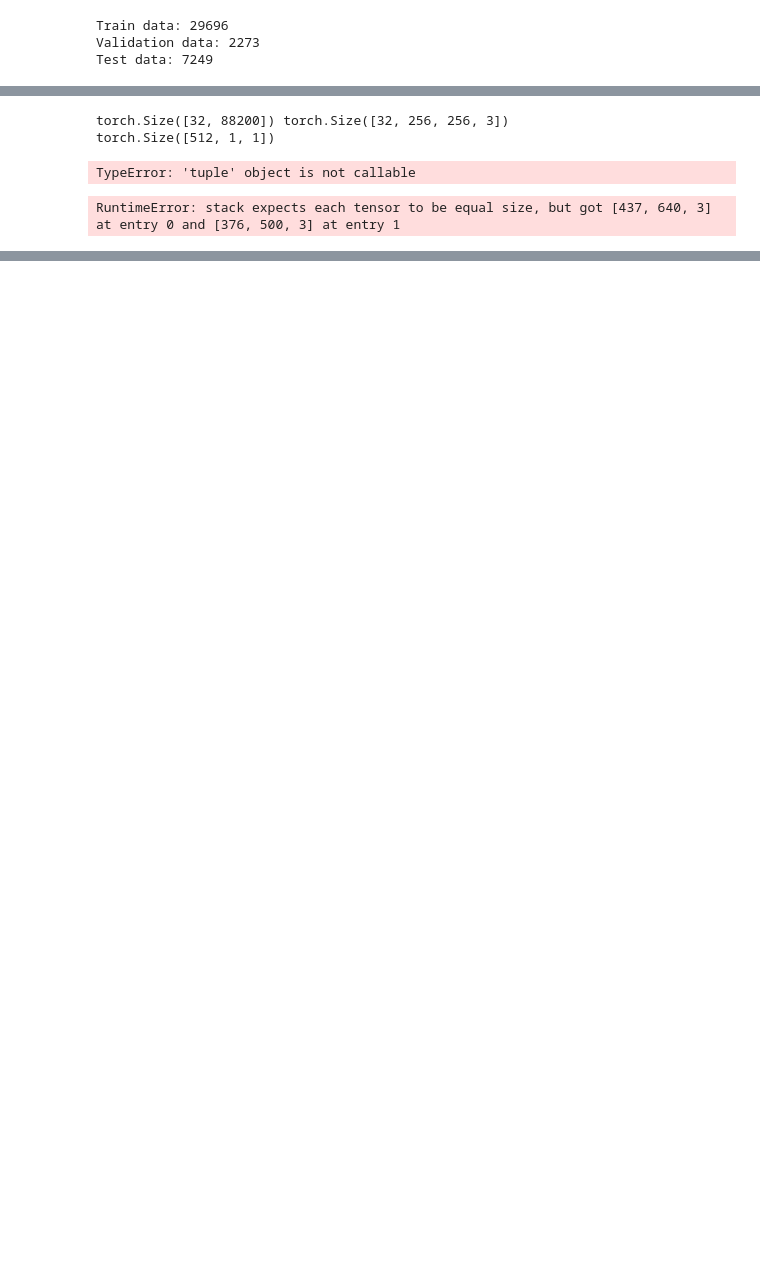
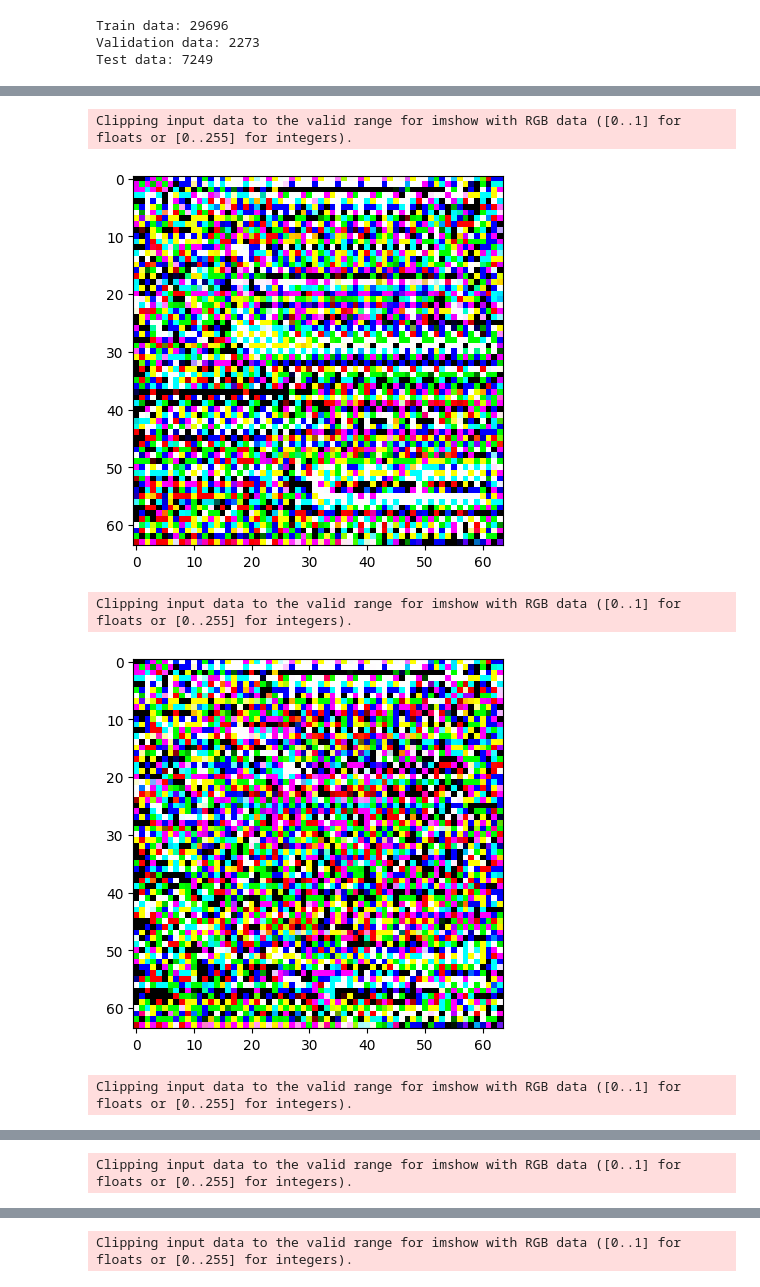
Before and after one commit to Smulemun/music-to-image, a Jupyter notebook: initial.ipynb, the cells around one changed output, grey strips where cells are left out. Saved outputs shown, nothing was run; the diff lists cells and outputs as text; code cells hidden in the pictures; blank space fills up the shorter version.

Commit message:
updated generator and discriminator

```diff
--- a/initial.ipynb
+++ b/initial.ipynb
@@ -166,18 +220,8 @@ fake_label = torch.FloatTensor(BATCH_SIZE).uniform_(0, 0.1).to(device)
-# %%
-for music, image in train_loader:
-    print(music.shape, image.shape)
-    out = generator(music)
-    print(out.shape)
-    break
-# %% [output]
-torch.Size([32, 88200]) torch.Size([32, 256, 256, 3])
-torch.Size([512, 1, 1])
-TypeError: 'tuple' object is not callable
 # %%
 def train(epoch, train_loader, generator, discriminator, optimizer_G, optimizer_D, criterion):
     generator.train()
     discriminator.train()
-    pbar = tqdm(train_loader, desc=f'Epoch {epoch}')
+    pbar = tqdm(train_loader)
 
     G_losses = []
     D_losses = []
@@ -187,7 +231,7 @@ def train(epoch, train_loader, generator, discriminator, optimizer_G, optimizer_
     for music, image in pbar:
 
         music = music.to(device)
-        image = image.to(device)
+        image = image.to(device).to(torch.float32) # !!!!!!!
 
         # Train discriminator on real images
         optimizer_D.zero_grad()
@@ -195,7 +239,7 @@ def train(epoch, train_loader, generator, discriminator, optimizer_G, optimizer_
         D_real_loss = criterion(D_real_output, real_label)
 
         # Train discriminator on fake images
-        noise = torch.randn(BATCH_SIZE, dim).to(device) # dim - image dimension
+        noise = torch.randn(music.size(0), 512).to(device) # dim - image dimension
         fake_images = generator(noise, music)
         D_fake_output = discriminator(fake_images.detach()) # detach to avoid training generator
         D_fake_loss = criterion(D_fake_output, fake_label)
@@ -218,7 +262,7 @@ def train(epoch, train_loader, generator, discriminator, optimizer_G, optimizer_
         G_loss.backward()
         optimizer_G.step()
 
-        pbar.set_postfix(f'\n\tGenerator Loss: {np.mean(G_losses):.5f}\n\tDiscriminator Loss: {np.mean(D_losses):.5f}\n\tDiscriminator Accuracy: {np.mean(D_accuracies):.5f}')
+        pbar.set_description(f'Epoch {epoch}, Generator Loss: {np.mean(G_losses):.5f}, Discriminator Loss: {np.mean(D_losses):.5f}, Discriminator Accuracy: {np.mean(D_accuracies):.5f}')
 # %%
 def evaluate(epoch, val_loader, generator, discriminator, criterion):
     generator.eval()
@@ -229,19 +273,19 @@ def evaluate(epoch, val_loader, generator, discriminator, criterion):
 
     D_accuracies = []
 
-    pbar = tqdm(val_loader, desc=f'Validation Epoch {epoch}')
+    pbar = tqdm(val_loader)
     with torch.no_grad():
         for music, image in pbar:
 
             music = music.to(device)
-            image = image.to(device)
+            image = image.to(device).to(torch.float32) # !!!!!!!
 
             # Evaluate discriminator on real images
             D_real_output = discriminator(image)
             D_real_loss = criterion(D_real_output, real_label)
 
             # Evaluate discriminator on fake images
-            noise = torch.randn(BATCH_SIZE, dim).to(device)
+            noise = torch.randn(music.size(0), 512).to(device)
             fake_images = generator(noise, music)
             D_fake_output = discriminator(fake_images.detach())
 
@@ -258,12 +302,12 @@ def evaluate(epoch, val_loader, generator, discriminator, criterion):
             G_loss = criterion(D_fake_output, real_label)
             G_losses.append(G_loss.item())
 
-            pbar.set_postfix(f'\n\tGenerator Loss: {np.mean(G_losses):.5f}\n\tDiscriminator Loss: {np.mean(D_losses):.5f}\n\tDiscriminator Accuracy: {np.mean(D_accuracies):.5f}')
+            pbar.set_description(f'\tValidation Epoch {epoch}, Generator Loss: {np.mean(G_losses):.5f}, Discriminator Loss: {np.mean(D_losses):.5f}, Discriminator Accuracy: {np.mean(D_accuracies):.5f}')
 
     return np.mean(G_losses), np.mean(D_losses)
 # %%
 EPOCHS = 10
-best_val_score = 1e9
+best_val_score = 1e9, 1e9
 
 for epoch in range(EPOCHS):
     train(epoch, train_loader, generator, discriminator, optimizer_G, optimizer_D, criterion)
@@ -272,5 +316,22 @@ for epoch in range(EPOCHS):
         best_val_score = val_score
         torch.save(generator.state_dict(), 'models/best_generator.pth')
         torch.save(discriminator.state_dict(), 'models/best_discriminator.pth')
-# %% [output]
-RuntimeError: stack expects each tensor to be equal size, but got [437, 640, 3] at entry 0 and [376, 500, 3] at entry 1
+# %%
+j = 0
+for music, image in train_loader:
+    if j == 10:
+        music = music.to(device)
+        image = image.to(device)
+        z = torch.randn(music.size(0), 512).to(device)
+        fake_image = generator(z, music).permute(0, 2, 3, 1).cpu().detach().numpy()
+        for i in range(10):
+            plt.imshow(fake_image[i])
+            plt.show()
+        break
+    j += 1
+# %% [output]
+Clipping input data to the valid range for imshow with RGB data ([0..1] for floats or [0..255] for integers).
+[figure, added]
+Clipping input data to the valid range for imshow with RGB data ([0..1] for floats or [0..255] for integers).
+[figure, added]
+Clipping input data to the valid range for imshow with RGB data ([0..1] for floats or [0..255] for integers).
@@ -276,0 +339 @@ RuntimeError: stack expects each tensor to be equal size, but got [437, 640, 3]
+Clipping input data to the valid range for imshow with RGB data ([0..1] for floats or [0..255] for integers).
@@ -276,0 +341 @@ RuntimeError: stack expects each tensor to be equal size, but got [437, 640, 3]
+Clipping input data to the valid range for imshow with RGB data ([0..1] for floats or [0..255] for integers).
```
Also changed, not shown: parts of 12 cells of this notebook.
